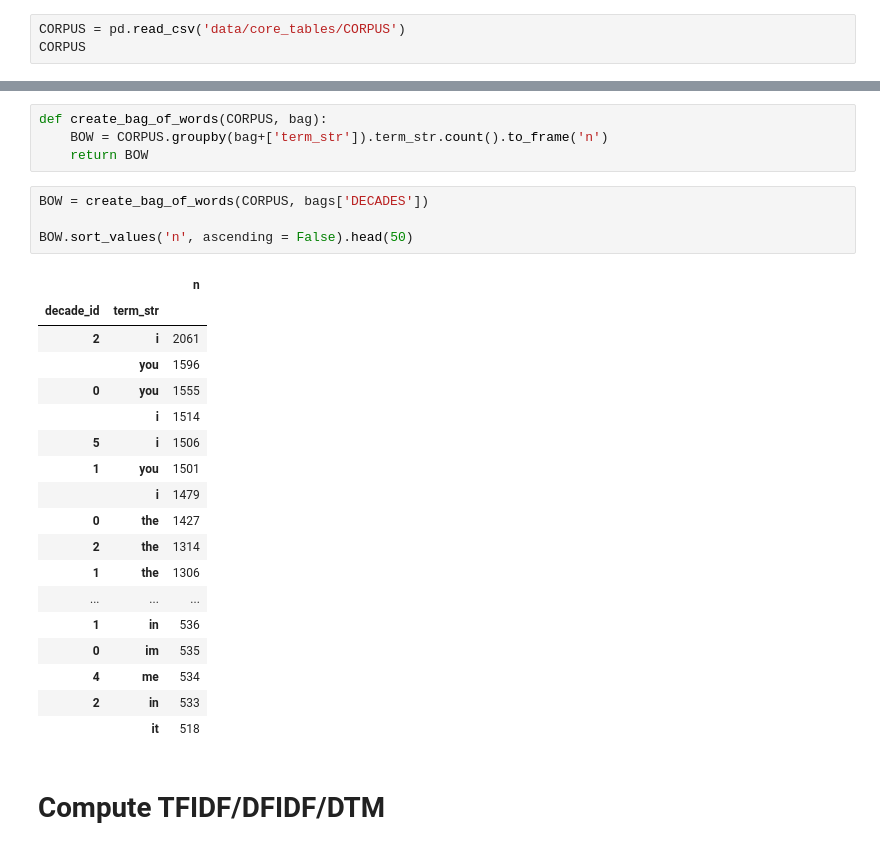
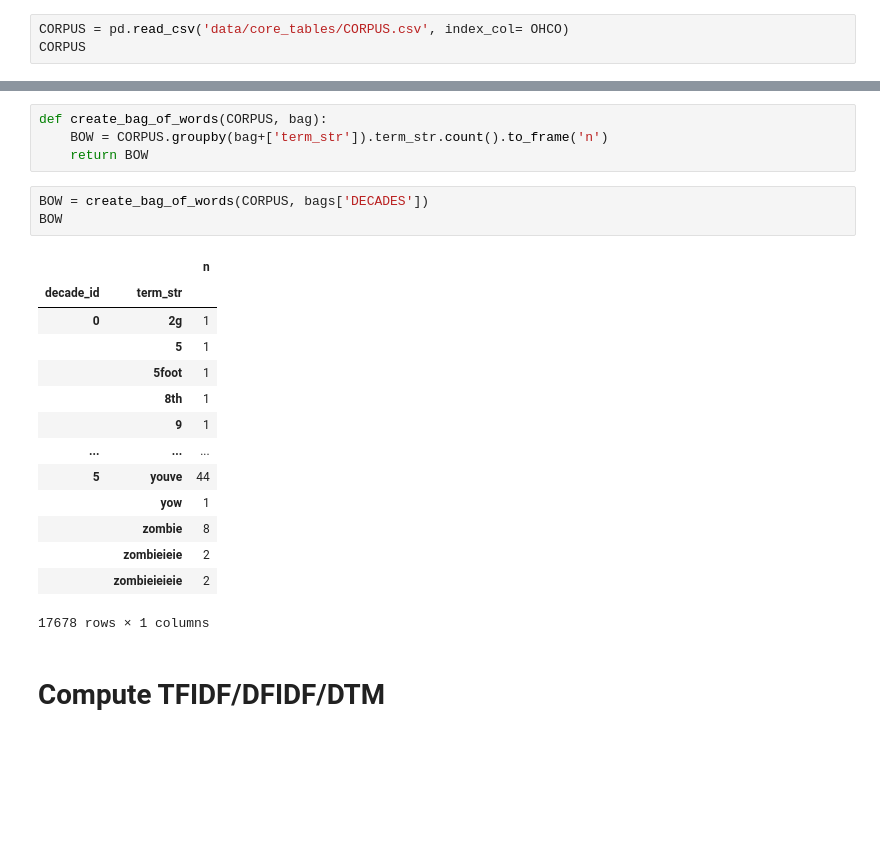
Before and after one commit to mtvaden1/Text_Analytics_Final_Project, a Jupyter notebook: Compute_Derived_Tables.ipynb, the cells around one changed output, grey strips where cells are left out. Saved outputs shown, nothing was run; the diff lists cells and outputs as text; blank space fills up the shorter version.

```diff
--- a/Compute_Derived_Tables.ipynb
+++ b/Compute_Derived_Tables.ipynb
@@ -19,4 +24,4 @@ sys.tracebacklimit = 0 # turn off the error tracebacks
 # %%
-CORPUS = pd.read_csv('data/core_tables/CORPUS')
+CORPUS = pd.read_csv('data/core_tables/CORPUS.csv', index_col= OHCO)
 CORPUS
 # %% [output]
@@ -67,27 +100,22 @@ def create_bag_of_words(CORPUS, bag):
     return BOW
 # %%
 BOW = create_bag_of_words(CORPUS, bags['DECADES'])
-
-BOW.sort_values('n', ascending = False).head(50)
+BOW
 # %% [output]
 |  |  | n |
 | decade_id | term_str |  |
-| 2 | i | 2061 |
-|  | you | 1596 |
-| 0 | you | 1555 |
-|  | i | 1514 |
-| 5 | i | 1506 |
-| 1 | you | 1501 |
-|  | i | 1479 |
-| 0 | the | 1427 |
-| 2 | the | 1314 |
-| 1 | the | 1306 |
+| 0 | 2g | 1 |
+|  | 5 | 1 |
+|  | 5foot | 1 |
+|  | 8th | 1 |
+|  | 9 | 1 |
 | ... | ... | ... |
-| 1 | in | 536 |
-| 0 | im | 535 |
-| 4 | me | 534 |
-| 2 | in | 533 |
-|  | it | 518 |
+| 5 | youve | 44 |
+|  | yow | 1 |
+|  | zombie | 8 |
+|  | zombieieie | 2 |
+|  | zombieieieie | 2 |
+17678 rows × 1 columns
 # %% [markdown]
 # Compute TFIDF/DFIDF/DTM
 # %%
```
Also changed, not shown: parts of 20 cells of this notebook, 52 other files.
